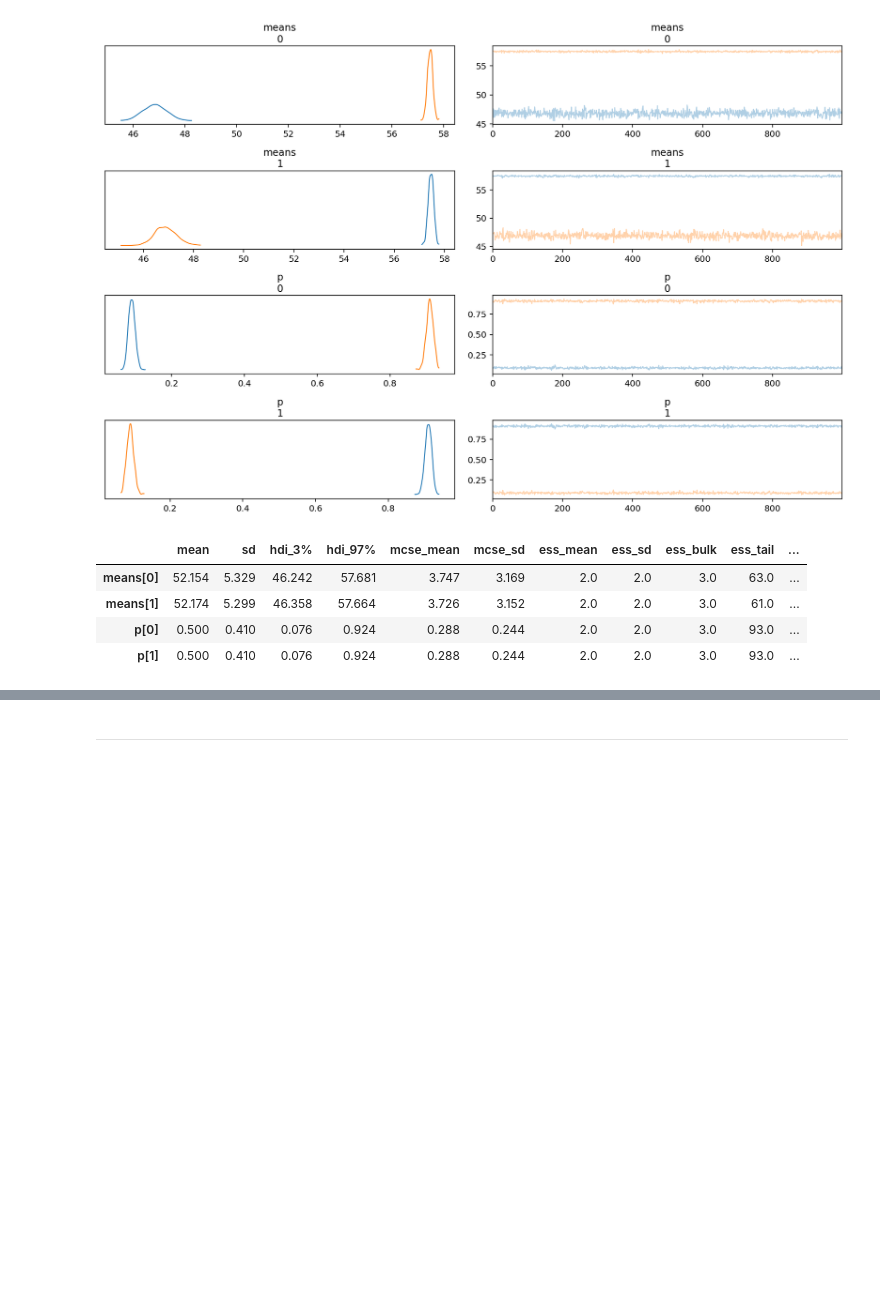
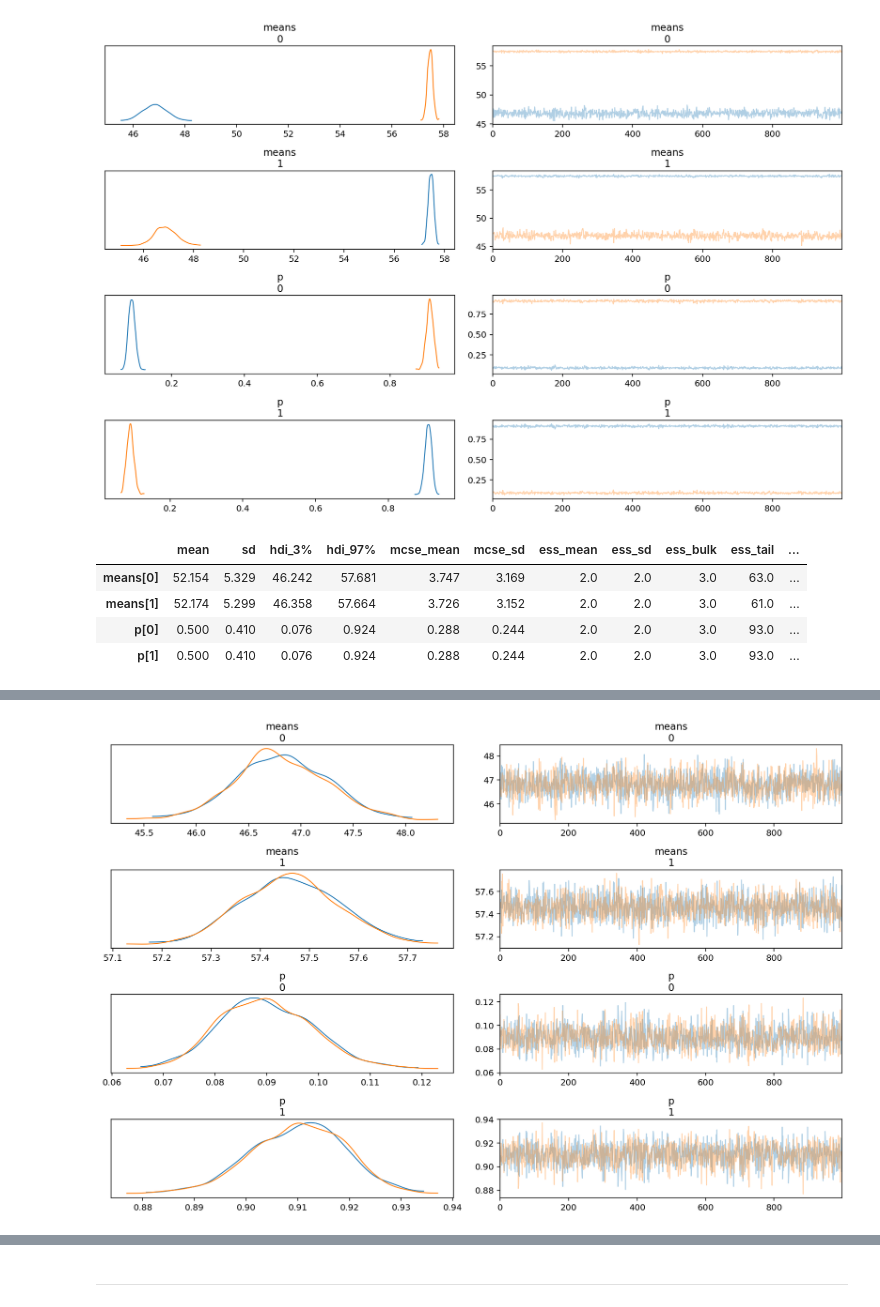
Before and after one commit to jhrcook/bayesian-analysis-with-python_e2, a Jupyter notebook: 06_mixture-models.ipynb, the cells around one changed output, grey strips where cells are left out. Drawn from its saved outputs; the diff is of its cells as text; code cells hidden in the pictures; blank space fills up the shorter version.

Commit message:
Chapter 6. Mixutre Models (cont.)

```diff
--- a/06_mixture-models.ipynb
+++ b/06_mixture-models.ipynb
@@ -104,7 +112,9 @@ clusters = 2
 
 with pm.Model() as model_kg:
     p = pm.Dirichlet("p", a=np.ones(clusters))
-    z = pm.Categorical("z", p=p, shape=len(cs.exp))
+    z = pm.Categorical(
+        "z", p=p, shape=len(cs.exp)
+    )  # group assignment; one per data point
     means = pm.Normal("means", mu=cs.exp.mean(), sd=10, shape=clusters)
     sd = pm.HalfNormal("sd", sd=10)
 
@@ -155,0 +180,14 @@ az.summary(trace_mg, var_names=["means", "p"])
+# %%
+clusters = 2
+
+with pm.Model() as model_mgp:
+    p = pm.Dirichlet("p", a=np.ones(clusters))
+    means = pm.Normal(
+        "means", mu=np.array([0.9, 1]) * cs_exp.mean(), sd=10, shape=clusters
+    )
+    sd = pm.HalfNormal("sd", sd=10)
+    order_means = pm.Potential(
+        "order_means", tt.switch(means[1] - means[0] < 0, -np.inf, 0)
+    )
+    y = pm.NormalMixture("y", w=p, mu=means, sd=sd, observed=cs_exp)
+    trace_mgp = pm.sample(1000, random_seed=123)
@@ -155,0 +201,6 @@ az.summary(trace_mg, var_names=["means", "p"])
+# %%
+varnames = ["means", "p"]
+az.plot_trace(trace_mgp, varnames)
+plt.show()
+# %% [output]
+[figure, added]
```
Also changed, not shown: parts of 14 cells of this notebook, 4 other files.
